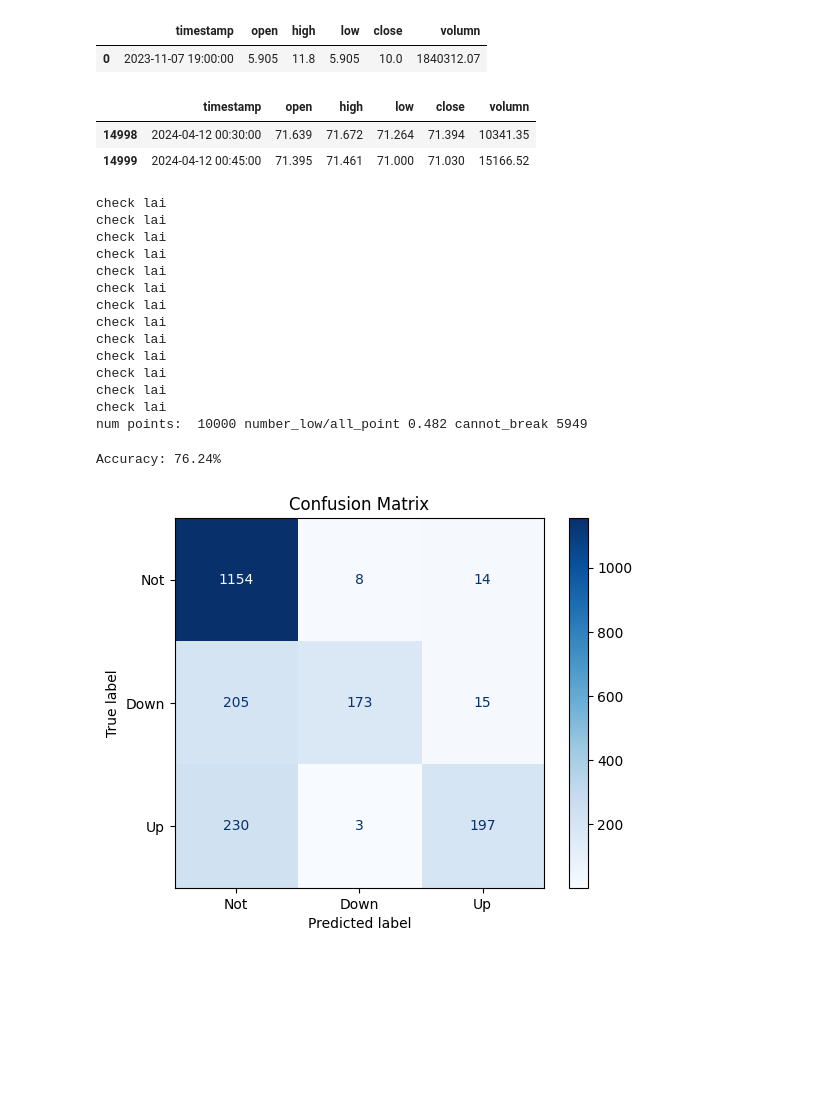
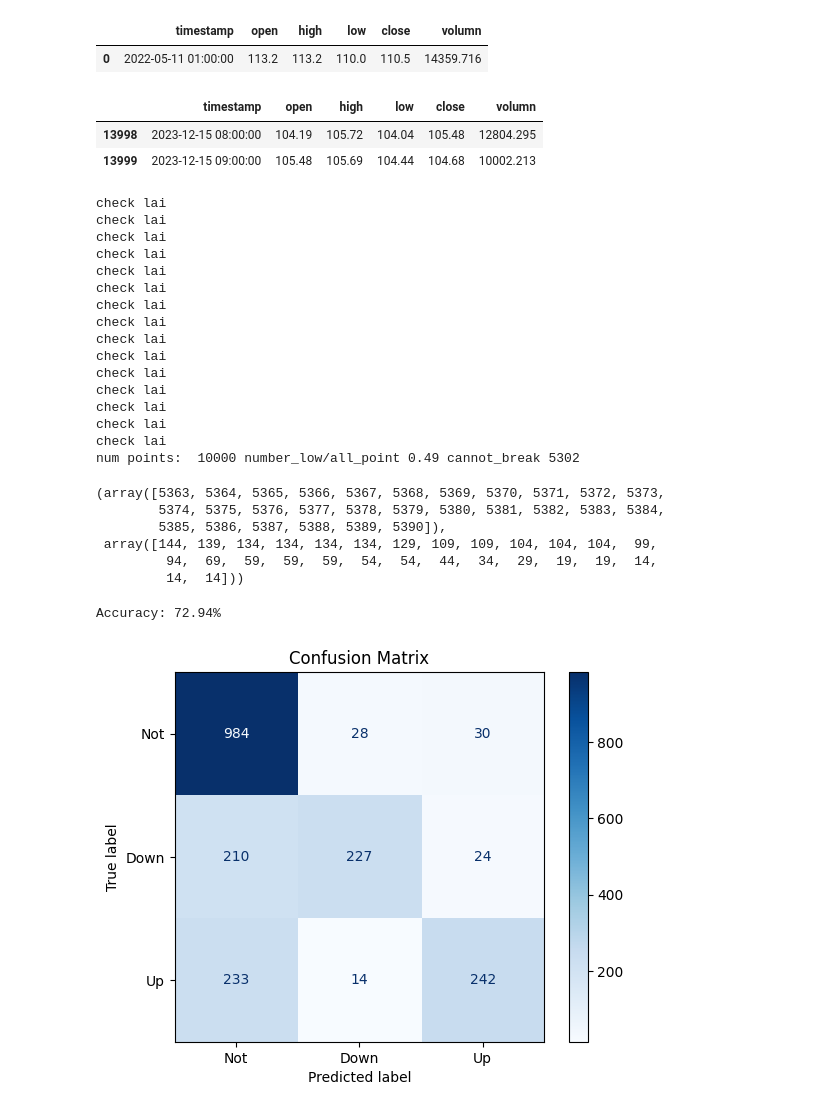
Before and after one commit to khiemdoan/qcuongning-binance-future, a Jupyter notebook: search.ipynb, the cells around one changed output. Cells and saved outputs as stored; diff of their text form; code cells hidden in the pictures; blank space fills up the shorter version.

```diff
--- a/search.ipynb
+++ b/search.ipynb
@@ -195,14 +226,14 @@ df_all = pd.read_csv(f"ORDIUSDT_2023-06-12_2024-08-11_15m.csv")
 # %%
-df = df_all.iloc[:15000].reset_index(drop=True)#.drop(columns=['fluct', 'amp'])
+df = df_all.iloc[:14000].reset_index(drop=True)#.drop(columns=['fluct', 'amp'])
 display(df.head(1))
 display(df.tail(2))
-rs, idcond, high_check, low_check, list_reward, prices_list = rule(df, df, tp=3, sl=3)
+rs, idcond, high_check, low_check, list_reward, prices_list = rule(df, df, tp=3, sl=3, num_random=10000)
 # %% [output]
 |  | timestamp | open | high | low | close | volumn |
-| 0 | 2023-11-07 19:00:00 | 5.905 | 11.8 | 5.905 | 10.0 | 1840312.07 |
+| 0 | 2022-05-11 01:00:00 | 113.2 | 113.2 | 110.0 | 110.5 | 14359.716 |
 |  | timestamp | open | high | low | close | volumn |
-| 14998 | 2024-04-12 00:30:00 | 71.639 | 71.672 | 71.264 | 71.394 | 10341.35 |
-| 14999 | 2024-04-12 00:45:00 | 71.395 | 71.461 | 71.000 | 71.030 | 15166.52 |
+| 13998 | 2023-12-15 08:00:00 | 104.19 | 105.72 | 104.04 | 105.48 | 12804.295 |
+| 13999 | 2023-12-15 09:00:00 | 105.48 | 105.69 | 104.44 | 104.68 | 10002.213 |
 check lai
 check lai
 check lai
@@ -216,26 +247,46 @@ check lai
 check lai
 check lai
 check lai
-num points:  10000 number_low/all_point 0.482 cannot_break 5949
+check lai
+check lai
+num points:  10000 number_low/all_point 0.49 cannot_break 5302
+# %%
+np.where(np.isnan(x))
+# %% [output]
+(array([5363, 5364, 5365, 5366, 5367, 5368, 5369, 5370, 5371, 5372, 5373,
+        5374, 5375, 5376, 5377, 5378, 5379, 5380, 5381, 5382, 5383, 5384,
+        5385, 5386, 5387, 5388, 5389, 5390]),
+ array([144, 139, 134, 134, 134, 134, 129, 109, 109, 104, 104, 104,  99,
+         94,  69,  59,  59,  59,  54,  54,  44,  34,  29,  19,  19,  14,
+         14,  14]))
 # %%
 def create_dataset(df, rs, sequence_length):
     x = []
     y = []
     for point in rs:
         index = point[0]
+
+        x_array = df_all.iloc[index-sequence_length:index].values[:,1:].astype(np.float32)
+
+        min_vol = np.min(x_array[:,-1])
+        max_vol = np.max(x_array[:,-1])
+        if min_vol == 0:
+            continue
+
+        # x_array[:,-1] = (x_array[:,-1]-min_vol)/(max_vol-min_vol)
+        x_array[:,-1] = x_array[:,-1]/min_vol
+
+        min_price = np.min(x_array[:,:4])
+        max_price = np.max(x_array[:,:4])
+        x_array[:,:4] = (x_array[:,:4] - min_price) / (max_price - min_price)
+        x.append(x_array)
+
         if point[-1] == "low":
             y.append(1)
         elif point[-1] == "high":
             y.append(2)
         else:
             y.append(0)
-        x_array = df_all.iloc[index-sequence_length:index].values[:,1:].astype(np.float32)
-        min_vol = np.min(x_array[:,-1])
-        x_array[:,-1] = x_array[:,-1]/min_vol
-        min_price = np.min(x_array[:,:4])
-        max_price = np.max(x_array[:,:4])
-        x_array[:,:4] = (x_array[:,:4] - min_price) / (max_price - min_price)
-        x.append(x_array)
     return x, y
 
 x, y = create_dataset(df_all, rs, 30)
@@ -247,34 +298,34 @@ x_train, x_test, y_train, y_test = train_test_split(x, y, test_size=0.2, random_
 dtrain = xgb.DMatrix(x_train, label=y_train)
 dtest = xgb.DMatrix(x_test, label=y_test)
 
 
 param = {
     'max_depth': 25,
     'eta': 0.1,
     'objective': 'multi:softmax',  # Multiclass classification
     'num_class': 3,                # Number of classes
     'eval_metric': 'merror'       # Multiclass classification error rate
 }
 
 # Train the model
-num_round = 100
+num_round = 50
 bst = xgb.train(param, dtrain, num_round)
 
 # Make predictions
 y_pred_prob = bst.predict(dtest)
 y_pred = y_pred_prob.astype(int) # Convert predicted probabilities to class labels
 
 # Calculate accuracy
 accuracy = accuracy_score(y_test, y_pred)
 print(f'Accuracy: {accuracy * 100:.2f}%')
 
 # Confusion matrix
 cm = confusion_matrix(y_test, y_pred)
 cmd = ConfusionMatrixDisplay(cm, display_labels=['Not', 'Down', "Up"])
 cmd.plot(cmap=plt.cm.Blues)
 plt.title("Confusion Matrix")
 plt.show()
 # %% [output]
-Accuracy: 76.24%
+Accuracy: 72.94%
-[figure, old version]
+[figure, new version]
 # %%
```
Also changed, not shown: parts of 28 cells of this notebook, 10 other files.
